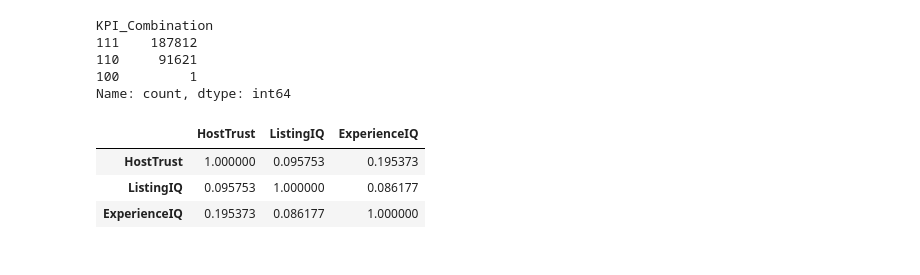
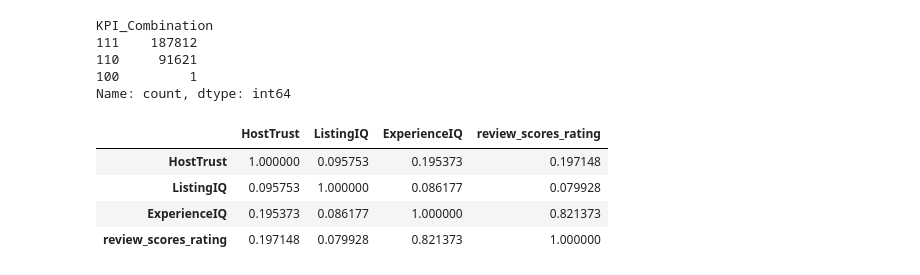
Before and after one commit to parvgupta22/StaySense, a Jupyter notebook: Notebooks/Feature engineering/Notebooks/5.StayScore.ipynb, the cells around one changed output. Saved outputs shown, nothing was run; the diff lists cells and outputs as text; code cells hidden in the pictures.

```diff
--- a/Notebooks/Feature engineering/Notebooks/5.StayScore.ipynb
+++ b/Notebooks/Feature engineering/Notebooks/5.StayScore.ipynb
@@ -102,10 +102,11 @@ KPI_Combination
 Name: count, dtype: int64
 # %%
 master[
-    ["HostTrust", "ListingIQ", "ExperienceIQ"]
+    ["HostTrust", "ListingIQ", "ExperienceIQ", "review_scores_rating"]
 ].corr()
 # %% [output]
-|  | HostTrust | ListingIQ | ExperienceIQ |
-| HostTrust | 1.000000 | 0.095753 | 0.195373 |
-| ListingIQ | 0.095753 | 1.000000 | 0.086177 |
-| ExperienceIQ | 0.195373 | 0.086177 | 1.000000 |
+|  | HostTrust | ListingIQ | ExperienceIQ | review_scores_rating |
+| HostTrust | 1.000000 | 0.095753 | 0.195373 | 0.197148 |
+| ListingIQ | 0.095753 | 1.000000 | 0.086177 | 0.079928 |
+| ExperienceIQ | 0.195373 | 0.086177 | 1.000000 | 0.821373 |
+| review_scores_rating | 0.197148 | 0.079928 | 0.821373 | 1.000000 |
```
Also changed, not shown: parts of 14 cells of this notebook, 2 other files.
